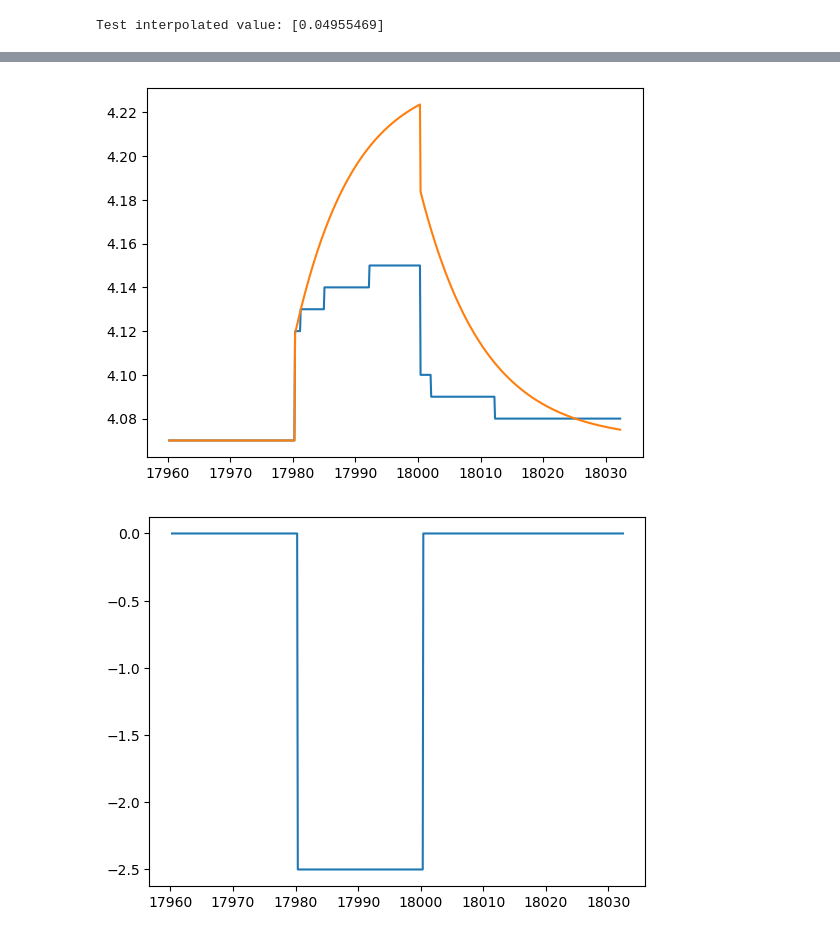
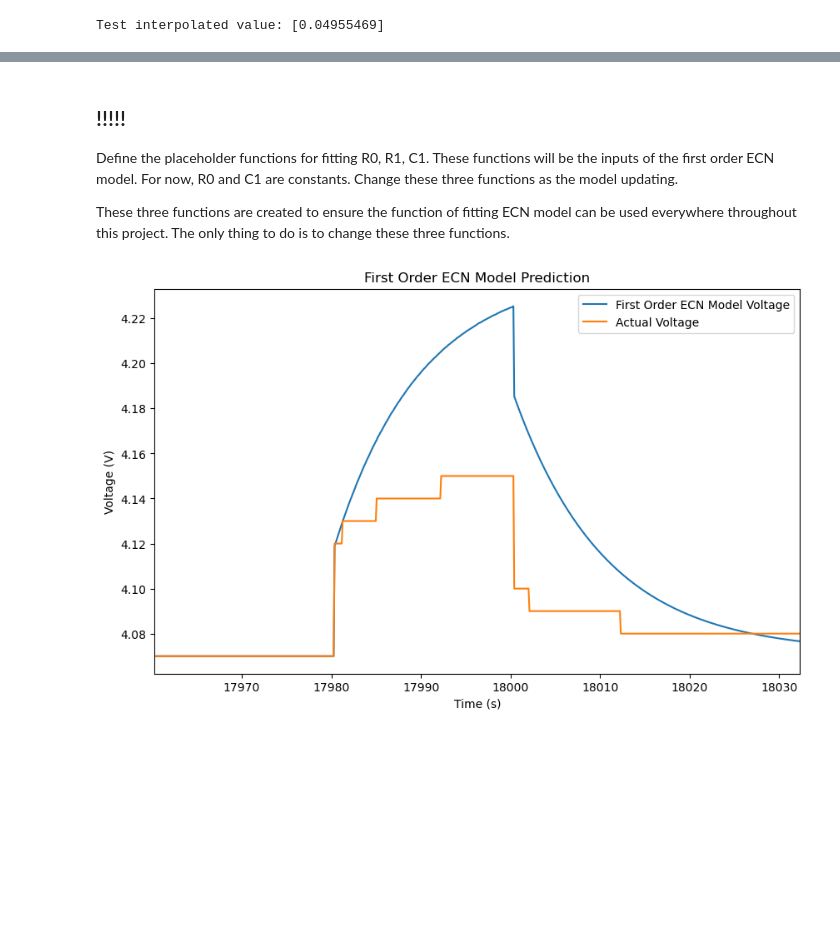
Before and after one commit to sunfanyi/modelling-of-lithium-ion-batteries, a Jupyter notebook: part_2a.ipynb, the cells around one changed output, grey strips where cells are left out. Drawn from its saved outputs; the diff is of its cells as text; code cells hidden in the pictures; blank space fills up the shorter version.

```diff
--- a/part_2a.ipynb
+++ b/part_2a.ipynb
@@ -380,8 +382,27 @@ I_seg = I[idx_seg_start : idx_seg_end+1]
 # plt.show()
 # plt.plot(t_seg, V_actual_seg)
 # plt.show()
-# %%
-t_seg = t[idx_seg_start : idx_seg_end+1]
-V_actual_seg = V_actual[idx_seg_start : idx_seg_end+1]
-I_seg = I[idx_seg_start : idx_seg_end+1]
+# %% [markdown]
+## !!!!!
+
+Define the placeholder functions for fitting R0, R1, C1. These functions will be the inputs of the first order ECN model.
+For now, R0 and C1 are constants. Change these three functions as the model updating.
+
+These three functions are created to ensure the function of fitting ECN model can be used everywhere throughout this project. The
+only thing to do is to change these three functions.
+# %%
+def fit_R0(I=None, z=None, T=None):
+    R0_val = R0_const
+    return R0_val
+
+
+## only R1 depends on I and z
+def fit_R1(I, z, T=None):
+    R1_val = R1_interp_func(I, z)[0]  # from the look-up table built before
+    return R1_val
+
+
+def fit_C1(I=None, z=None, T=None):
+    C1_val = C1_const
+    return C1_val
 # %%
@@ -421,10 +412,12 @@ for i in range(N):
 # %%
-
-plt.plot(t_seg, V_actual_seg)
-plt.plot(t_seg, V_pred)
+_, ax = plt.subplots(figsize=(10, 6))
+ax.plot(t_seg, V_pred, label='First Order ECN Model Voltage')
+ax.plot(t_seg, V_actual_seg, label='Actual Voltage')
+ax.legend()
+ax.set_xlim([t_seg[0], t_seg[-1]])
+ax.set_xlabel('Time (s)')
+ax.set_ylabel('Voltage (V)')
+ax.set_title('First Order ECN Model Prediction')
 plt.show()
-plt.plot(t_seg, I_seg)
-plt.show()
 # %% [output]
-[figure, old version]
+[figure, new version]
-[figure, removed]
```
Also changed, not shown: parts of 3 cells of this notebook, 2 other files.
